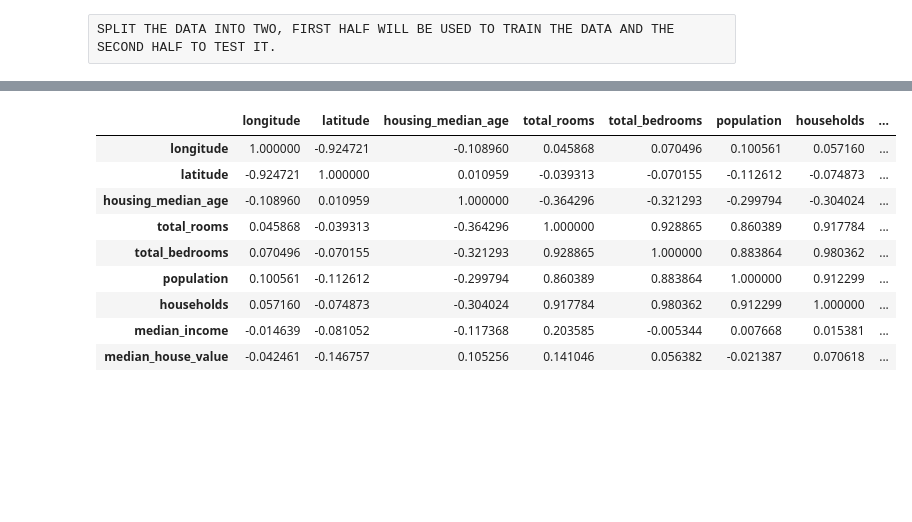
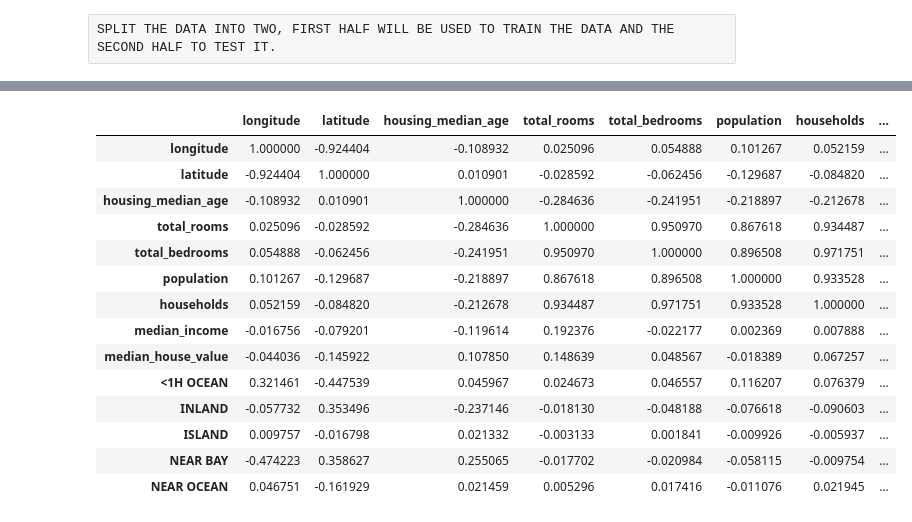
Before and after one commit to Bengr33nT/House-Price-Prediction, a Jupyter notebook: HPP.ipynb, the cells around one changed output, grey strips where cells are left out. Saved outputs shown, nothing was run; the diff lists cells and outputs as text; code cells hidden in the pictures; blank space fills up the shorter version.

```diff
--- a/HPP.ipynb
+++ b/HPP.ipynb
@@ -91,15 +107,20 @@ array([[<AxesSubplot: title={'center': 'longitude'}>,
 # %%
-brev.corr()
+train_data.corr()
 # %% [output]
 |  | longitude | latitude | housing_median_age | total_rooms | total_bedrooms | population | households | ... |
-| longitude | 1.000000 | -0.924721 | -0.108960 | 0.045868 | 0.070496 | 0.100561 | 0.057160 | ... |
-| latitude | -0.924721 | 1.000000 | 0.010959 | -0.039313 | -0.070155 | -0.112612 | -0.074873 | ... |
-| housing_median_age | -0.108960 | 0.010959 | 1.000000 | -0.364296 | -0.321293 | -0.299794 | -0.304024 | ... |
-| total_rooms | 0.045868 | -0.039313 | -0.364296 | 1.000000 | 0.928865 | 0.860389 | 0.917784 | ... |
-| total_bedrooms | 0.070496 | -0.070155 | -0.321293 | 0.928865 | 1.000000 | 0.883864 | 0.980362 | ... |
-| population | 0.100561 | -0.112612 | -0.299794 | 0.860389 | 0.883864 | 1.000000 | 0.912299 | ... |
-| households | 0.057160 | -0.074873 | -0.304024 | 0.917784 | 0.980362 | 0.912299 | 1.000000 | ... |
-| median_income | -0.014639 | -0.081052 | -0.117368 | 0.203585 | -0.005344 | 0.007668 | 0.015381 | ... |
-| median_house_value | -0.042461 | -0.146757 | 0.105256 | 0.141046 | 0.056382 | -0.021387 | 0.070618 | ... |
+| longitude | 1.000000 | -0.924404 | -0.108932 | 0.025096 | 0.054888 | 0.101267 | 0.052159 | ... |
+| latitude | -0.924404 | 1.000000 | 0.010901 | -0.028592 | -0.062456 | -0.129687 | -0.084820 | ... |
+| housing_median_age | -0.108932 | 0.010901 | 1.000000 | -0.284636 | -0.241951 | -0.218897 | -0.212678 | ... |
+| total_rooms | 0.025096 | -0.028592 | -0.284636 | 1.000000 | 0.950970 | 0.867618 | 0.934487 | ... |
+| total_bedrooms | 0.054888 | -0.062456 | -0.241951 | 0.950970 | 1.000000 | 0.896508 | 0.971751 | ... |
+| population | 0.101267 | -0.129687 | -0.218897 | 0.867618 | 0.896508 | 1.000000 | 0.933528 | ... |
+| households | 0.052159 | -0.084820 | -0.212678 | 0.934487 | 0.971751 | 0.933528 | 1.000000 | ... |
+| median_income | -0.016756 | -0.079201 | -0.119614 | 0.192376 | -0.022177 | 0.002369 | 0.007888 | ... |
+| median_house_value | -0.044036 | -0.145922 | 0.107850 | 0.148639 | 0.048567 | -0.018389 | 0.067257 | ... |
+| <1H OCEAN | 0.321461 | -0.447539 | 0.045967 | 0.024673 | 0.046557 | 0.116207 | 0.076379 | ... |
+| INLAND | -0.057732 | 0.353496 | -0.237146 | -0.018130 | -0.048188 | -0.076618 | -0.090603 | ... |
+| ISLAND | 0.009757 | -0.016798 | 0.021332 | -0.003133 | 0.001841 | -0.009926 | -0.005937 | ... |
+| NEAR BAY | -0.474223 | 0.358627 | 0.255065 | -0.017702 | -0.020984 | -0.058115 | -0.009754 | ... |
+| NEAR OCEAN | 0.046751 | -0.161929 | 0.021459 | 0.005296 | 0.017416 | -0.011076 | 0.021945 | ... |
 # %%
 plt.figure(figsize=(15, 8))
```
Also changed, not shown: parts of 17 cells of this notebook.
